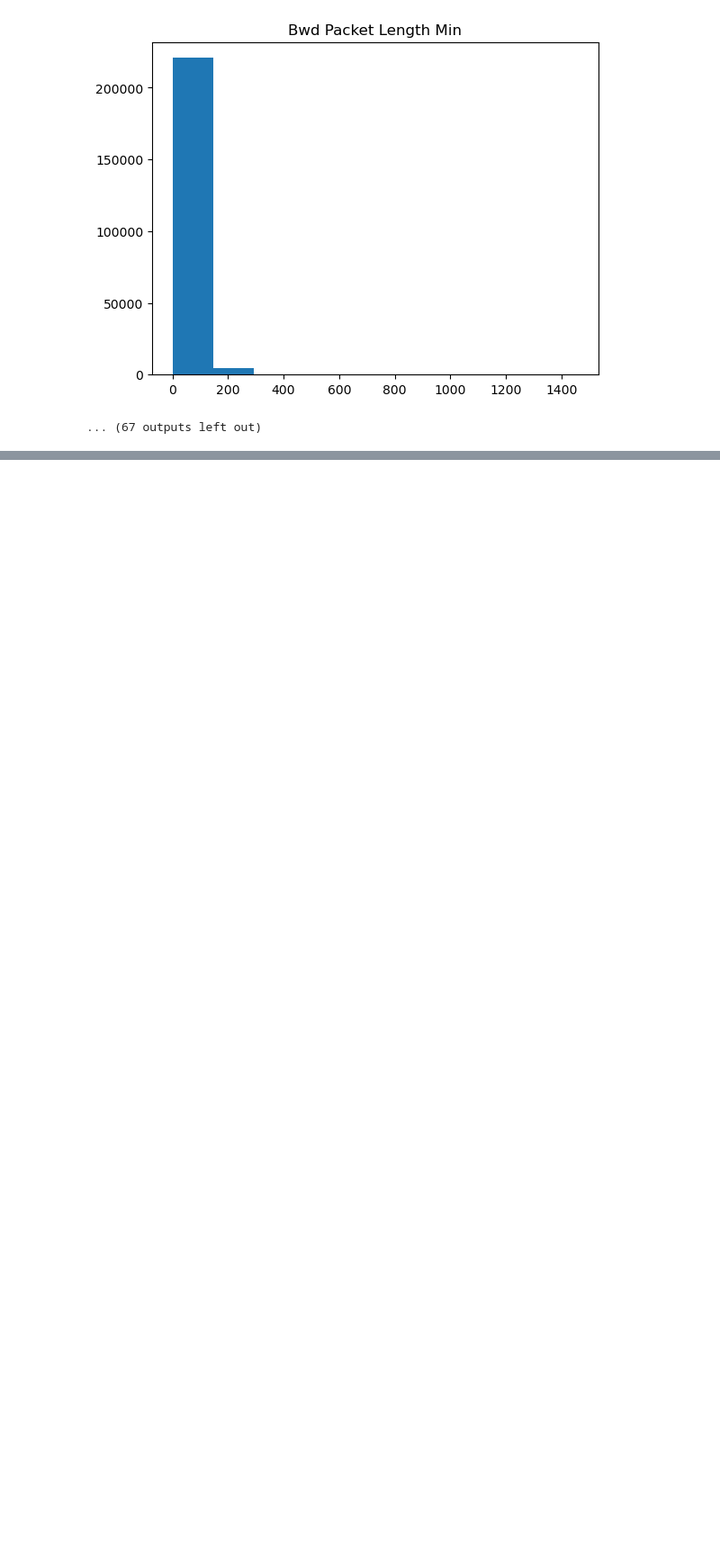
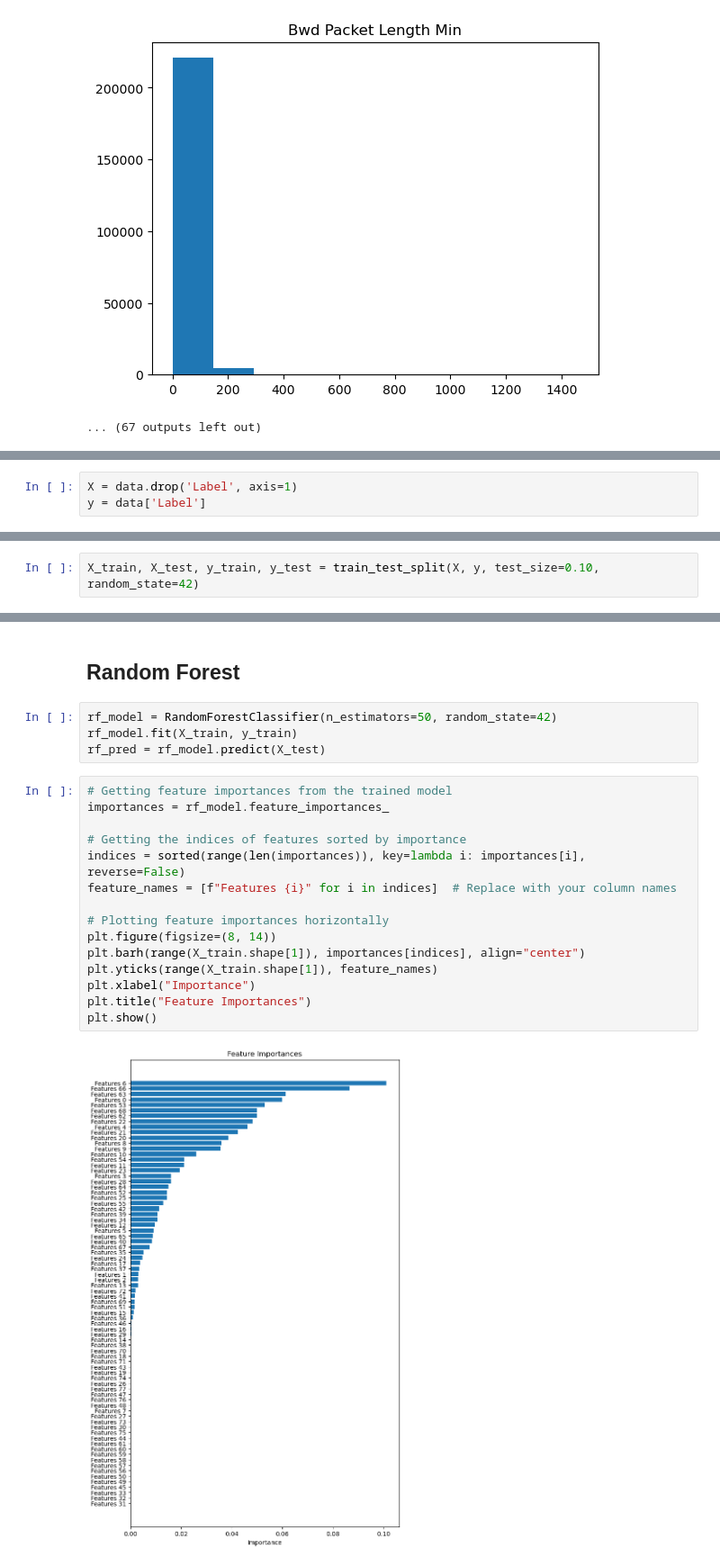
Before and after one commit to ahmed-arifgala/DDoS_Mitigation, a Jupyter notebook: DDoS_Mitigation.ipynb, the cells around one changed output, grey strips where cells are left out. Shown at 90% size. Drawn from its saved outputs; the diff is of its cells as text; blank space fills up the shorter version.

```diff
--- a/DDoS_Mitigation.ipynb
+++ b/DDoS_Mitigation.ipynb
@@ -235,0 +246,3 @@ for col in data.columns:
+# %%
+X = data.drop('Label', axis=1)
+y = data['Label']
@@ -235,0 +258,2 @@ for col in data.columns:
+# %%
+X_train, X_test, y_train, y_test = train_test_split(X, y, test_size=0.10, random_state=42)
@@ -235,0 +282,23 @@ for col in data.columns:
+# %% [markdown]
+## Random Forest
+# %%
+rf_model = RandomForestClassifier(n_estimators=50, random_state=42)
+rf_model.fit(X_train, y_train)
+rf_pred = rf_model.predict(X_test)
+# %%
+# Getting feature importances from the trained model
+importances = rf_model.feature_importances_
+
+# Getting the indices of features sorted by importance
+indices = sorted(range(len(importances)), key=lambda i: importances[i], reverse=False)
+feature_names = [f"Features {i}" for i in indices]  # Replace with your column names
+
+# Plotting feature importances horizontally
+plt.figure(figsize=(8, 14))
+plt.barh(range(X_train.shape[1]), importances[indices], align="center")
+plt.yticks(range(X_train.shape[1]), feature_names)
+plt.xlabel("Importance")
+plt.title("Feature Importances")
+plt.show()
+# %% [output]
+[figure, added]
```
Also changed, not shown: parts of 11 cells of this notebook.
